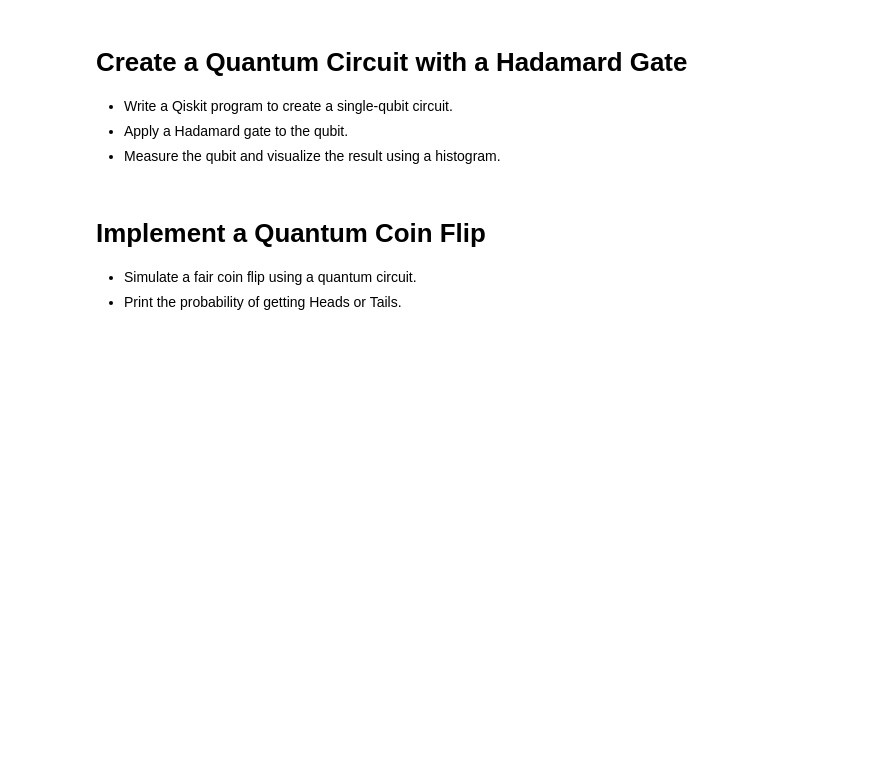
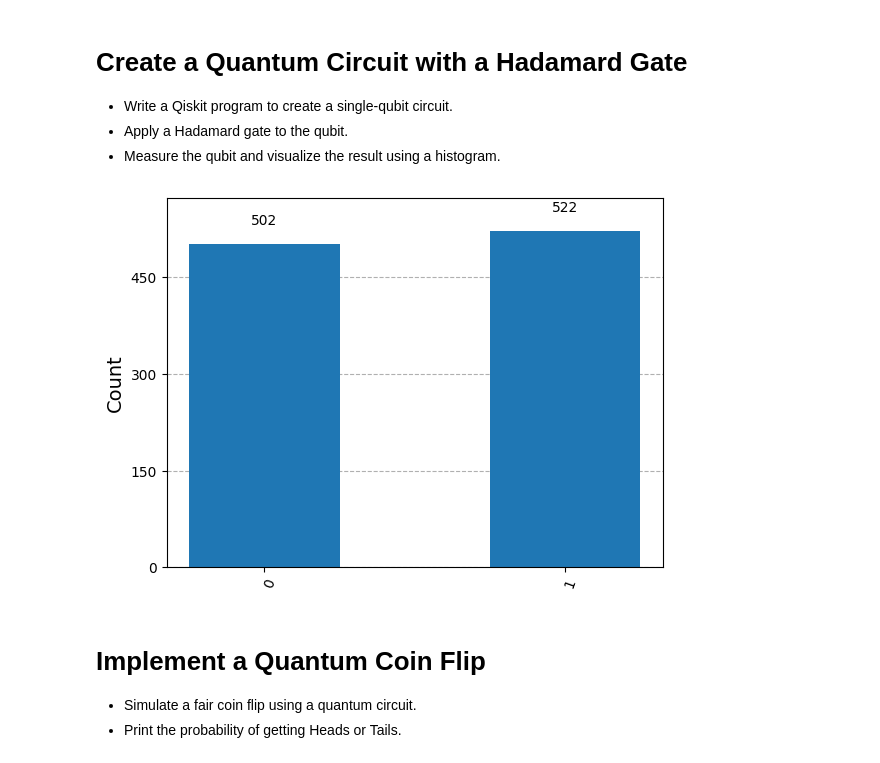
Before and after one commit to kebtes/iCog-Task, a Jupyter notebook: Task_QC_Training.ipynb, the cells around one changed output. Saved outputs shown, nothing was run; the diff lists cells and outputs as text; code cells hidden in the pictures; blank space fills up the shorter version.

```diff
--- a/Task_QC_Training.ipynb
+++ b/Task_QC_Training.ipynb
@@ -14,3 +13,14 @@ import qiskit
+# %%
+circuit = QuantumCircuit(1, 1)
+circuit.h(0)
+circuit.measure(0, 0)
+
+result = AerSimulator().run(circuit).result()
+statistics = result.get_counts()
+
+display(plot_histogram(statistics))
+# %% [output]
+[figure, added]
 # %% [markdown]
 # **Implement a Quantum Coin Flip**
 - Simulate a fair coin flip using a quantum circuit.
```
Also changed, not shown: parts of 17 cells of this notebook.
